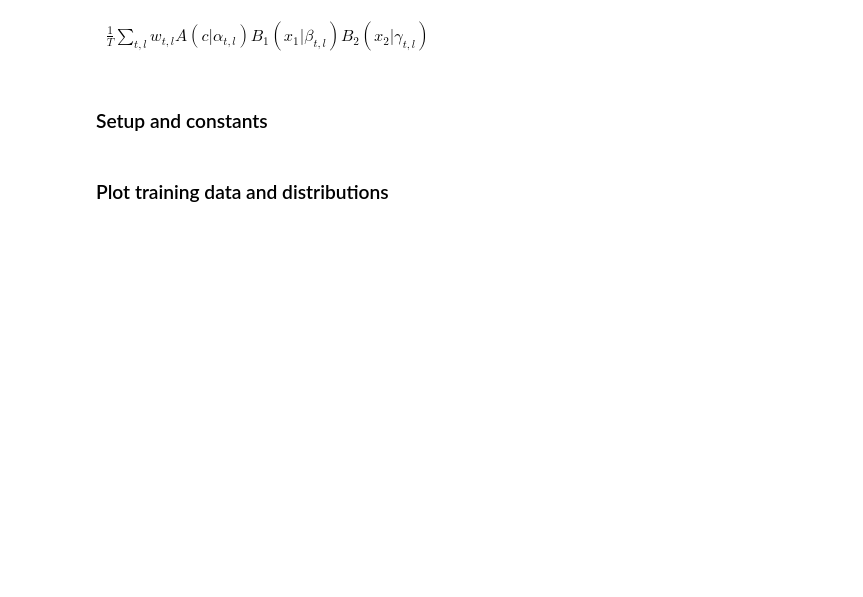
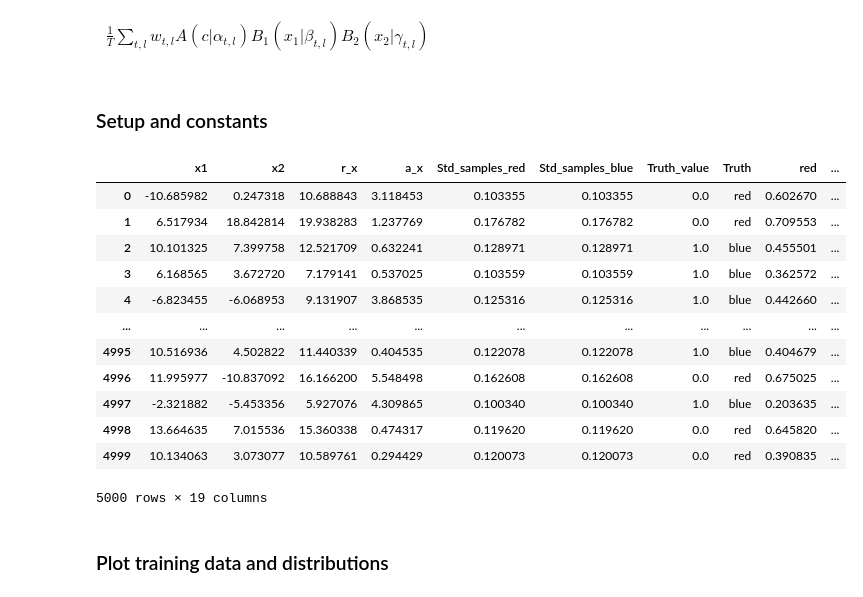
Before and after one commit to choisant/foundational-modeling, a Jupyter notebook: toy_experiment/inferno/inference_results.ipynb, the cells around one changed output. Saved outputs shown, nothing was run; the diff lists cells and outputs as text; code cells hidden in the pictures; blank space fills up the shorter version.

```diff
--- a/toy_experiment/inferno/inference_results.ipynb
+++ b/toy_experiment/inferno/inference_results.ipynb
@@ -41,7 +53,9 @@ def process_data(file, y_labels, x_labels, test=False):
     elif ("r_x" in x_labels):
         df = polar_to_cartesian_df(df, "x1", "x2", "r_x", "a_x")
 
-    df["Confidence"] = data["confidence"]
+    #df["Confidence"] = data["confidence"]
+    for i in range(len(y_labels)):
+        df[f"Std_samples_{y_labels[i]}"] = np.std(np.array(data["samples"][:, :, i]), axis=-1)
 
     # Get truth label values (annoying because text is not read as text, should fix)
     # Is fixed, just update
@@ -62,11 +76,13 @@ def process_data(file, y_labels, x_labels, test=False):
     for i in range(len(y_labels)):
         df[f"quantile25_{y_labels[i]}"] = data["quantiles"][:, 1, i]
         df[f"quantile75_{y_labels[i]}"] = data["quantiles"][:, 2, i]
-        df[f"Error_{y_labels[i]}"] = df[f"quantile75_{y_labels[i]}"] - df[f"quantile25_{y_labels[i]}"]
+        df[f"Error_{y_labels[i]}"] = (df[f"quantile75_{y_labels[i]}"] - df[f"quantile25_{y_labels[i]}"])/2
 
     # Could be some NaNs
-    print(f"Dropping {len(df[df.isnull().any(axis=1)])} rows of NaNs")
-    df = df.dropna()
+    len_nan = len(df[df.isnull().any(axis=1)])
+    if len_nan > 0:
+        print(f"Dropping {len_nan} rows of NaNs")
+        df = df.dropna()
 
     # Get inferred color
     df["Inferred_color"] = df[[y_labels[0], y_labels[1]]].idxmax(axis=1)
@@ -214,6 +235,22 @@ if p_red != 0.5:
 
 # Key to use for plotting
 weight_key = f"P({y_labels[1]}|x)"
+# %%
+test_dfs[0]
+# %% [output]
+|  | x1 | x2 | r_x | a_x | Std_samples_red | Std_samples_blue | Truth_value | Truth | red | ... |
+| 0 | -10.685982 | 0.247318 | 10.688843 | 3.118453 | 0.103355 | 0.103355 | 0.0 | red | 0.602670 | ... |
+| 1 | 6.517934 | 18.842814 | 19.938283 | 1.237769 | 0.176782 | 0.176782 | 0.0 | red | 0.709553 | ... |
+| 2 | 10.101325 | 7.399758 | 12.521709 | 0.632241 | 0.128971 | 0.128971 | 1.0 | blue | 0.455501 | ... |
+| 3 | 6.168565 | 3.672720 | 7.179141 | 0.537025 | 0.103559 | 0.103559 | 1.0 | blue | 0.362572 | ... |
+| 4 | -6.823455 | -6.068953 | 9.131907 | 3.868535 | 0.125316 | 0.125316 | 1.0 | blue | 0.442660 | ... |
+| ... | ... | ... | ... | ... | ... | ... | ... | ... | ... | ... |
+| 4995 | 10.516936 | 4.502822 | 11.440339 | 0.404535 | 0.122078 | 0.122078 | 1.0 | blue | 0.404679 | ... |
+| 4996 | 11.995977 | -10.837092 | 16.166200 | 5.548498 | 0.162608 | 0.162608 | 0.0 | red | 0.675025 | ... |
+| 4997 | -2.321882 | -5.453356 | 5.927076 | 4.309865 | 0.100340 | 0.100340 | 1.0 | blue | 0.203635 | ... |
+| 4998 | 13.664635 | 7.015536 | 15.360338 | 0.474317 | 0.119620 | 0.119620 | 0.0 | red | 0.645820 | ... |
+| 4999 | 10.134063 | 3.073077 | 10.589761 | 0.294429 | 0.120073 | 0.120073 | 0.0 | red | 0.390835 | ... |
+5000 rows × 19 columns
 # %% [markdown]
 ### Plot training data and distributions
 # %%
```
Also changed, not shown: parts of 9 cells of this notebook, 6 other files.
